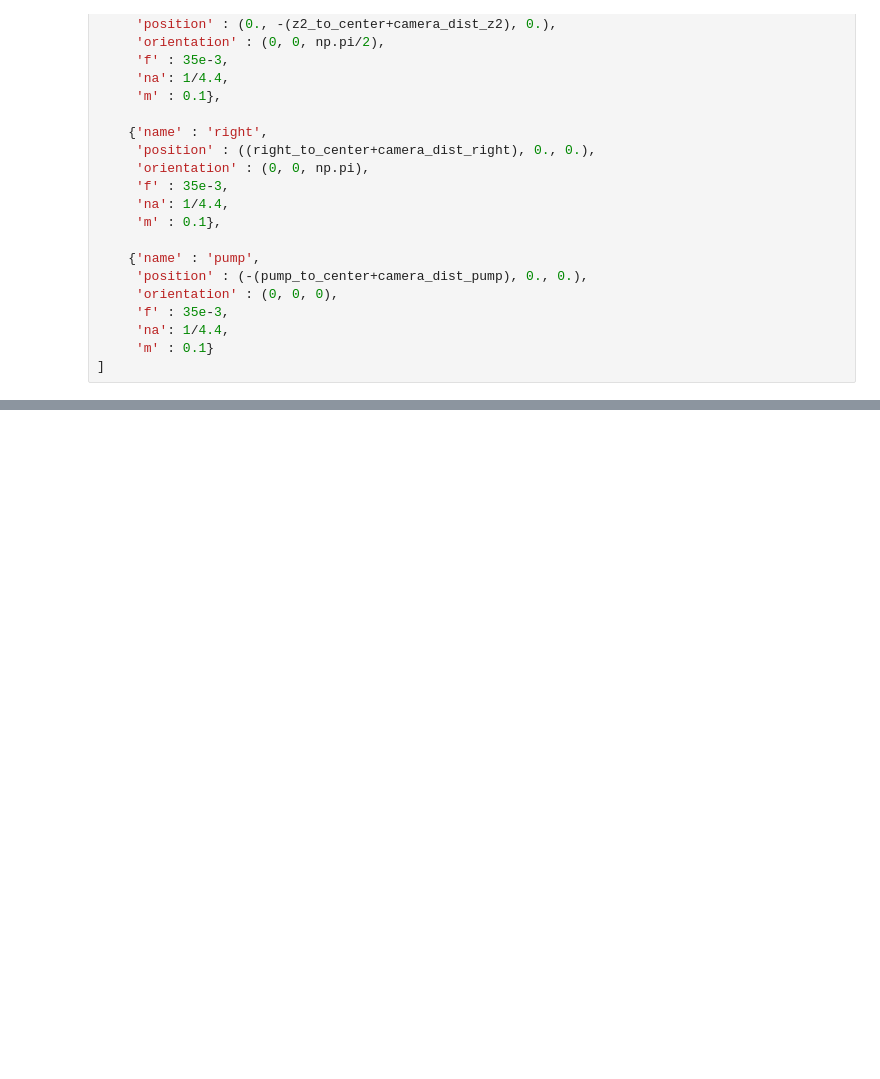
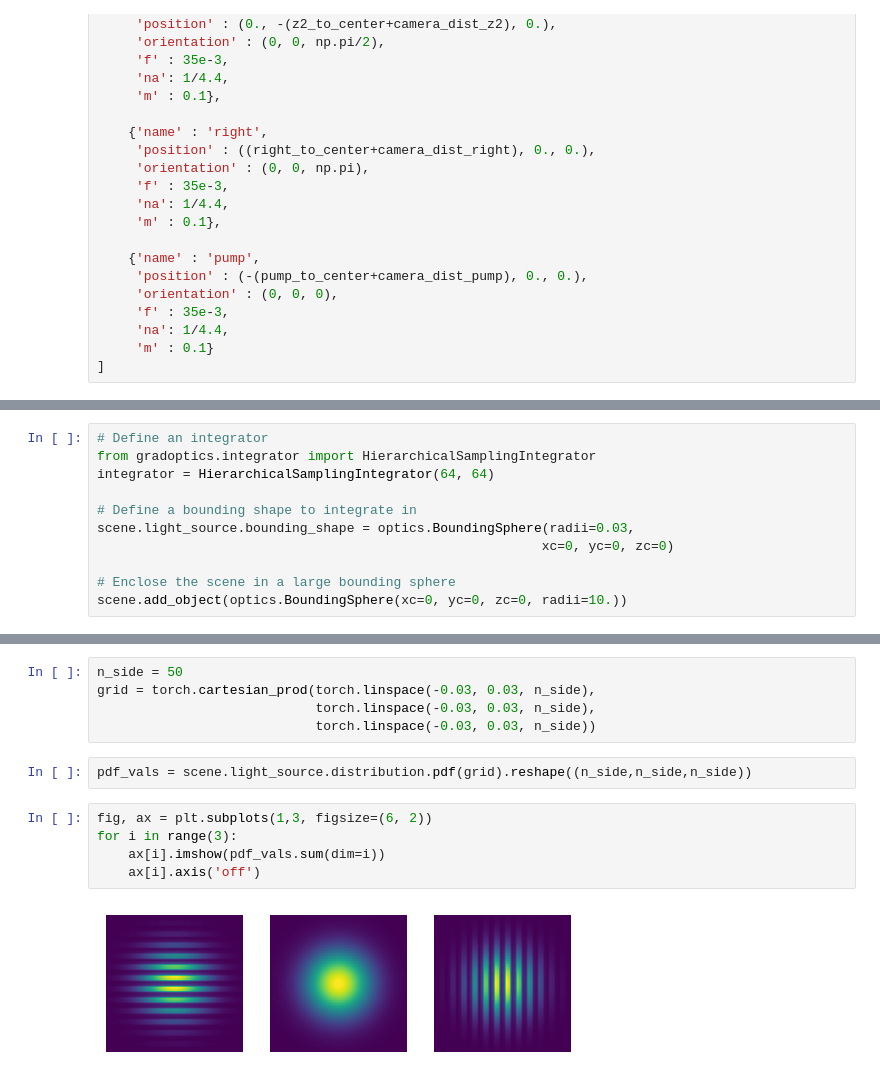
Before and after one commit to sgasioro/NW-MOT, a Jupyter notebook: Northwestern MOT Setup.ipynb, the cells around one changed output, grey strips where cells are left out. Cells and saved outputs as stored; diff of their text form; blank space fills up the shorter version.

```diff
--- a/Northwestern MOT Setup.ipynb
+++ b/Northwestern MOT Setup.ipynb
@@ -417,0 +184,11 @@ for i in range(len(test)):
+# %%
+# Define an integrator
+from gradoptics.integrator import HierarchicalSamplingIntegrator
+integrator = HierarchicalSamplingIntegrator(64, 64)
+
+# Define a bounding shape to integrate in
+scene.light_source.bounding_shape = optics.BoundingSphere(radii=0.03,
+                                                         xc=0, yc=0, zc=0)
+
+# Enclose the scene in a large bounding sphere
+scene.add_object(optics.BoundingSphere(xc=0, yc=0, zc=0, radii=10.))
@@ -417,0 +244,14 @@ for i in range(len(test)):
+# %%
+n_side = 50
+grid = torch.cartesian_prod(torch.linspace(-0.03, 0.03, n_side),
+                            torch.linspace(-0.03, 0.03, n_side),
+                            torch.linspace(-0.03, 0.03, n_side))
+# %%
+pdf_vals = scene.light_source.distribution.pdf(grid).reshape((n_side,n_side,n_side))
+# %%
+fig, ax = plt.subplots(1,3, figsize=(6, 2))
+for i in range(3):
+    ax[i].imshow(pdf_vals.sum(dim=i))
+    ax[i].axis('off')
+# %% [output]
+[figure, added]
```
Also changed, not shown: parts of 38 cells of this notebook, 1 other file.
